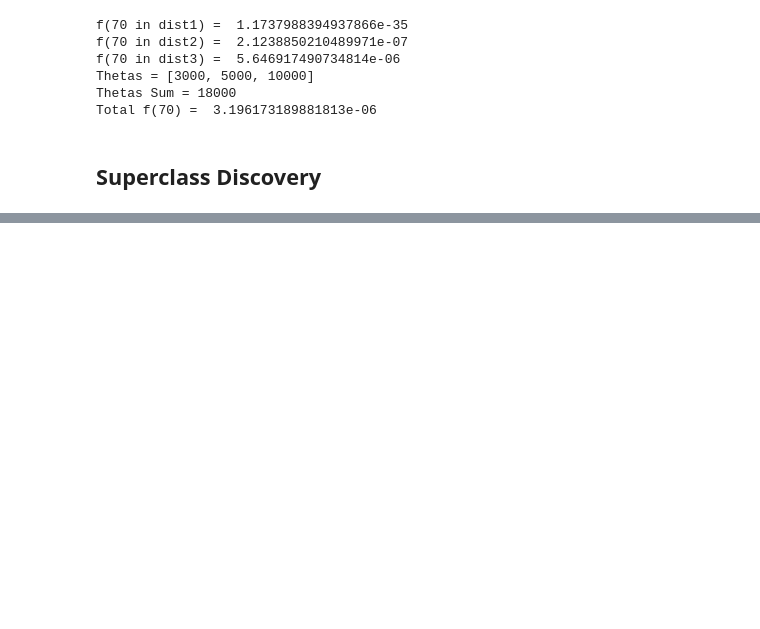
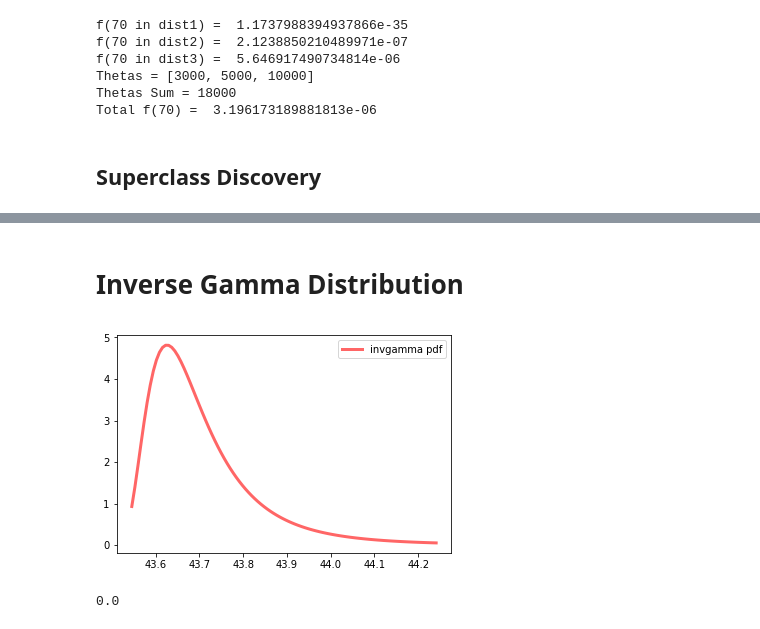
Before and after one commit to ronaldpereira/oriented-project-machine-learning, a Jupyter notebook: poc2/Distribution Density.ipynb, the cells around one changed output, grey strips where cells are left out. Cells and saved outputs as stored; diff of their text form; code cells hidden in the pictures; blank space fills up the shorter version.

Commit message:
added invgamma and invwishart dists

```diff
--- a/poc2/Distribution Density.ipynb
+++ b/poc2/Distribution Density.ipynb
@@ -124,11 +131,22 @@ class SuperClass:
 
     def insert_subclass(self, dist):
         self.points.extend(dist.points)
-        self.mu = np.mean(self.points)
-        self.sigma = np.std(self.points)
+        self.mu = self.calculate_incremental_mu(dist)
+        self.sigma = self.calculate_std_dev(dist)
         self.n_subclasses += 1
         self.subclasses.append(dist.name)
         self.size += dist.size
+
+    def calculate_incremental_mu(self, dist):
+        return (self.mu * self.size + dist.mu * dist.size) / (self.size + dist.size)
+
+    def calculate_std_dev(self, dist):
+        variance = 0
+        for point in self.points:
+            variance += (point - self.mu)**2
+        variance /= (self.size + dist.size)
+
+        return np.sqrt(variance)
 
     def describe(self):
         print("Superclass Description:")
@@ -165,2 +183,4 @@ Sigma = 43.4591
 Alpha = 0.0000
 Beta = 0.0000
+# %% [markdown]
+# Inverse Gamma Distribution
@@ -166,0 +189,16 @@ Beta = 0.0000
+# %%
+alpha = 5
+
+inv_gamma_dist = invgamma(alpha, loc=sc.sigma)
+# %%
+x = np.linspace(invgamma.ppf(0.01, alpha, loc=sc.sigma), invgamma.ppf(0.99, alpha, loc=sc.sigma), 100)
+
+plt.plot(x, inv_gamma_dist.pdf(x), "r-", lw=3, alpha=0.6, label="invgamma pdf")
+plt.legend(loc="best")
+plt.show()
+# %% [output]
+[figure, added]
+# %%
+inv_gamma_dist.pdf(sc.sigma)
+# %% [output]
+0.0
```
Also changed, not shown: parts of 5 cells of this notebook.
